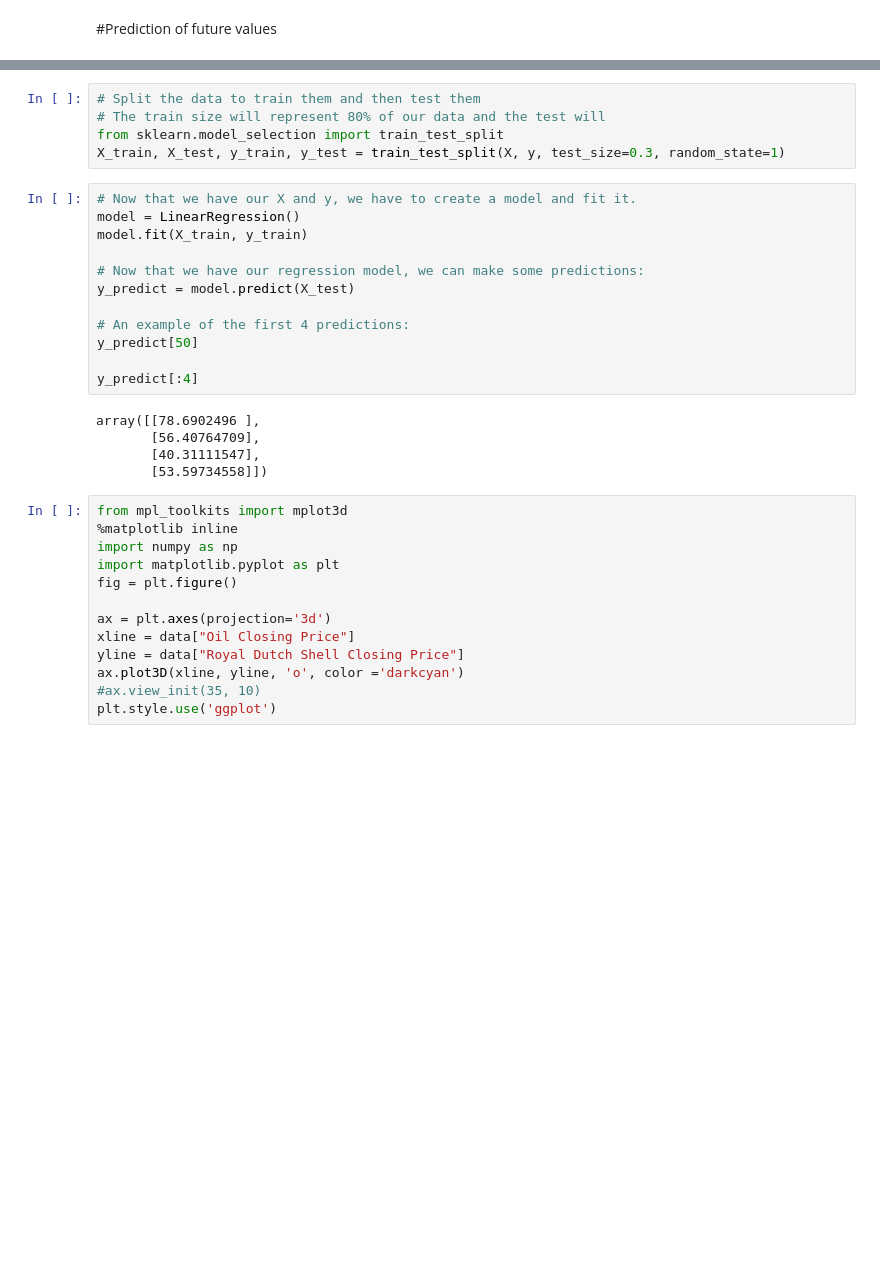
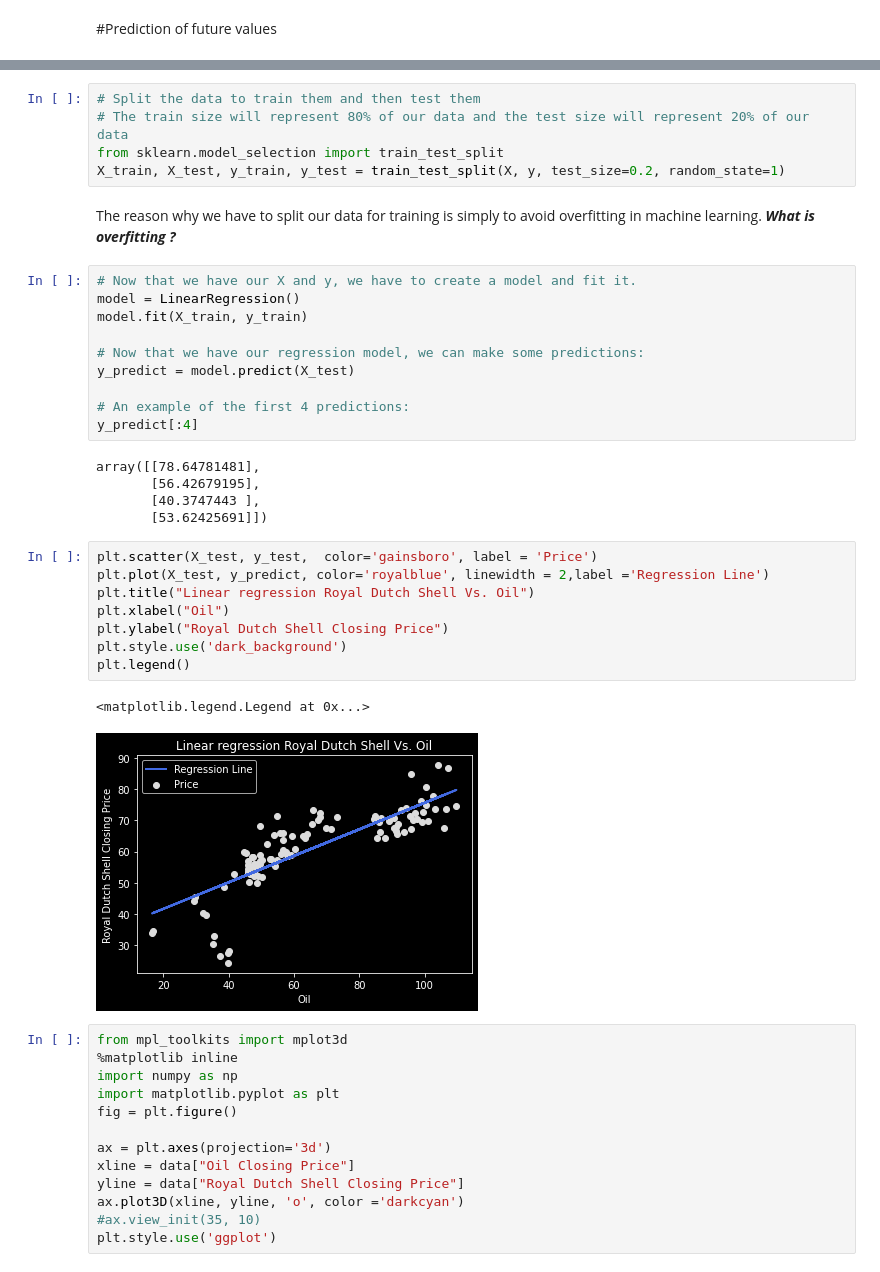
Before and after one commit to Eliesaleh/Linear-Regression, a Jupyter notebook: LinearRegression.ipynb, the cells around one changed output, grey strips where cells are left out. Cells and saved outputs as stored; diff of their text form; blank space fills up the shorter version.

```diff
--- a/LinearRegression.ipynb
+++ b/LinearRegression.ipynb
@@ -260,9 +260,12 @@ Date
 [523 rows x 1 columns]
 # %%
 # Split the data to train them and then test them
-# The train size will represent 80% of our data and the test will
+# The train size will represent 80% of our data and the test size will represent 20% of our data
 from sklearn.model_selection import train_test_split
-X_train, X_test, y_train, y_test = train_test_split(X, y, test_size=0.3, random_state=1)
+X_train, X_test, y_train, y_test = train_test_split(X, y, test_size=0.2, random_state=1)
+# %% [markdown]
+The reason why we have to split our data for training is simply to avoid overfitting in machine learning.
+***What is overfitting ?***
 # %%
 # Now that we have our X and y, we have to create a model and fit it.
 model = LinearRegression()
@@ -272,14 +275,23 @@ model.fit(X_train, y_train)
 y_predict = model.predict(X_test)
 
 # An example of the first 4 predictions:
-y_predict[50]
-
 y_predict[:4]
 # %% [output]
-array([[78.6902496 ],
-       [56.40764709],
-       [40.31111547],
-       [53.59734558]])
+array([[78.64781481],
+       [56.42679195],
+       [40.3747443 ],
+       [53.62425691]])
+# %%
+plt.scatter(X_test, y_test,  color='gainsboro', label = 'Price')
+plt.plot(X_test, y_predict, color='royalblue', linewidth = 2,label ='Regression Line')
+plt.title("Linear regression Royal Dutch Shell Vs. Oil")
+plt.xlabel("Oil")
+plt.ylabel("Royal Dutch Shell Closing Price")
+plt.style.use('dark_background')
+plt.legend()
+# %% [output]
+<matplotlib.legend.Legend at 0x...>
+[figure, added]
 # %%
 from mpl_toolkits import mplot3d
 %matplotlib inline
```
Also changed, not shown: parts of 8 cells of this notebook.
